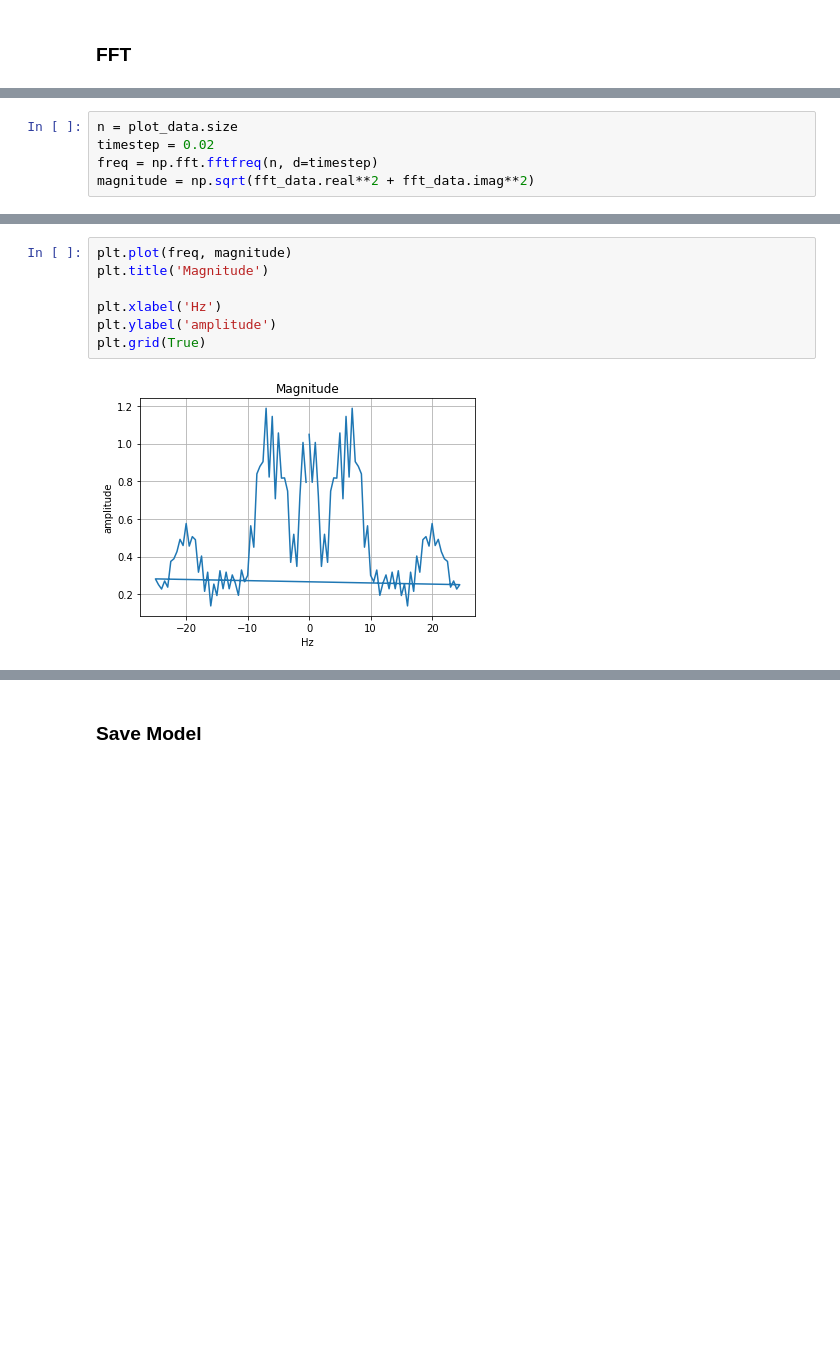
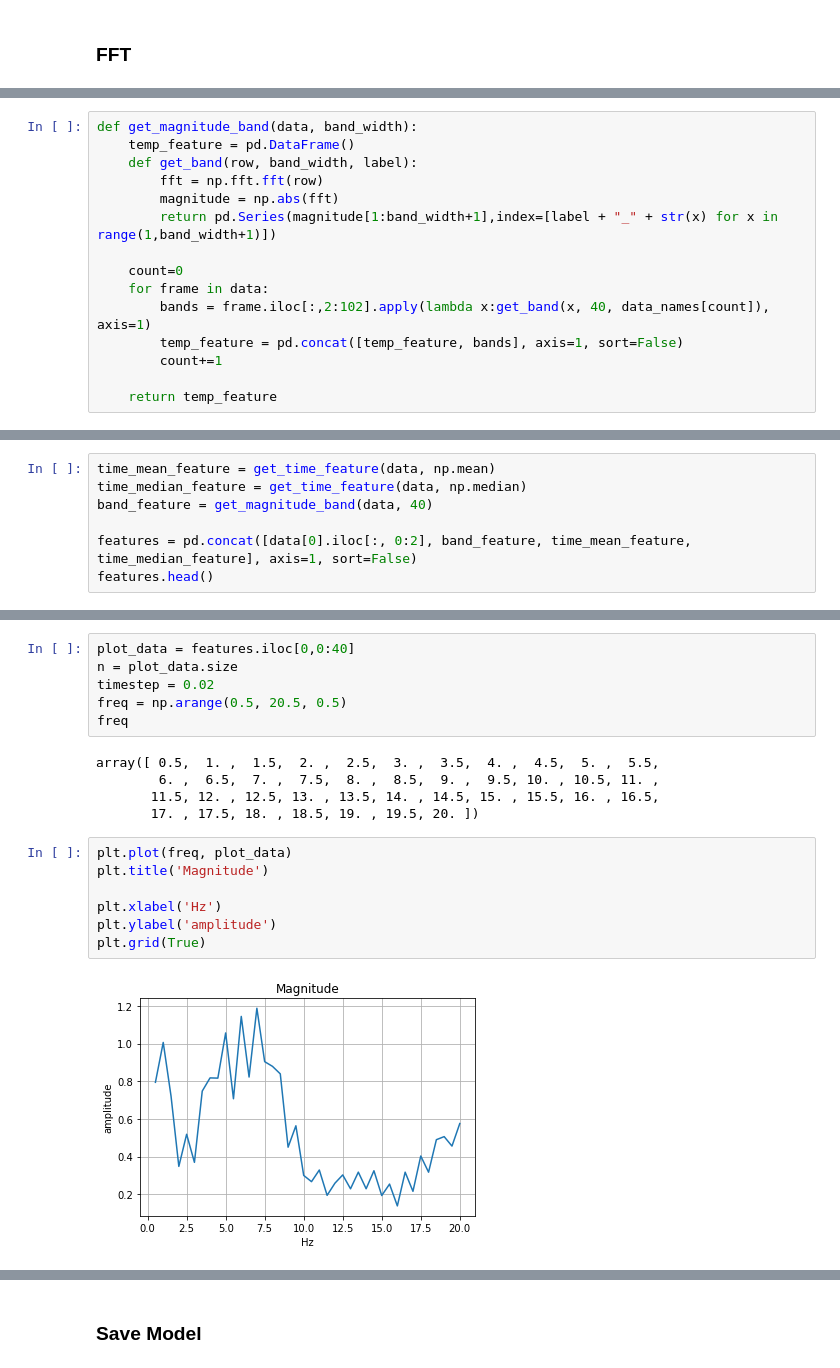
Before and after one commit to Appyx/Airbender-ML-Experimental, a Jupyter notebook: main.ipynb, the cells around one changed output, grey strips where cells are left out. Saved outputs shown, nothing was run; the diff lists cells and outputs as text; blank space fills up the shorter version.

```diff
--- a/main.ipynb
+++ b/main.ipynb
@@ -56,5 +77,15 @@ fft_data = np.fft.fft(plot_data)
-# %%
-n = plot_data.size
-timestep = 0.02
-freq = np.fft.fftfreq(n, d=timestep)
-magnitude = np.sqrt(fft_data.real**2 + fft_data.imag**2)
+# %%
+def get_magnitude_band(data, band_width):
+    temp_feature = pd.DataFrame()
+    def get_band(row, band_width, label):
+        fft = np.fft.fft(row)
+        magnitude = np.abs(fft)
+        return pd.Series(magnitude[1:band_width+1],index=[label + "_" + str(x) for x in range(1,band_width+1)])
+
+    count=0
+    for frame in data:
+        bands = frame.iloc[:,2:102].apply(lambda x:get_band(x, 40, data_names[count]), axis=1)
+        temp_feature = pd.concat([temp_feature, bands], axis=1, sort=False)
+        count+=1
+
+    return temp_feature
@@ -60,0 +94,7 @@ magnitude = np.sqrt(fft_data.real**2 + fft_data.imag**2)
+# %%
+time_mean_feature = get_time_feature(data, np.mean)
+time_median_feature = get_time_feature(data, np.median)
+band_feature = get_magnitude_band(data, 40)
+
+features = pd.concat([data[0].iloc[:, 0:2], band_feature, time_mean_feature, time_median_feature], axis=1, sort=False)
+features.head()
@@ -61,9 +109,20 @@ magnitude = np.sqrt(fft_data.real**2 + fft_data.imag**2)
+# %%
+plot_data = features.iloc[0,0:40]
+n = plot_data.size
+timestep = 0.02
+freq = np.arange(0.5, 20.5, 0.5)
+freq
+# %% [output]
+array([ 0.5,  1. ,  1.5,  2. ,  2.5,  3. ,  3.5,  4. ,  4.5,  5. ,  5.5,
+        6. ,  6.5,  7. ,  7.5,  8. ,  8.5,  9. ,  9.5, 10. , 10.5, 11. ,
+       11.5, 12. , 12.5, 13. , 13.5, 14. , 14.5, 15. , 15.5, 16. , 16.5,
+       17. , 17.5, 18. , 18.5, 19. , 19.5, 20. ])
 # %%
-plt.plot(freq, magnitude)
+plt.plot(freq, plot_data)
 plt.title('Magnitude')
 
 plt.xlabel('Hz')
 plt.ylabel('amplitude')
 plt.grid(True)
 # %% [output]
-[figure, old version]
+[figure, new version]
```
Also changed, not shown: parts of 42 cells of this notebook.
